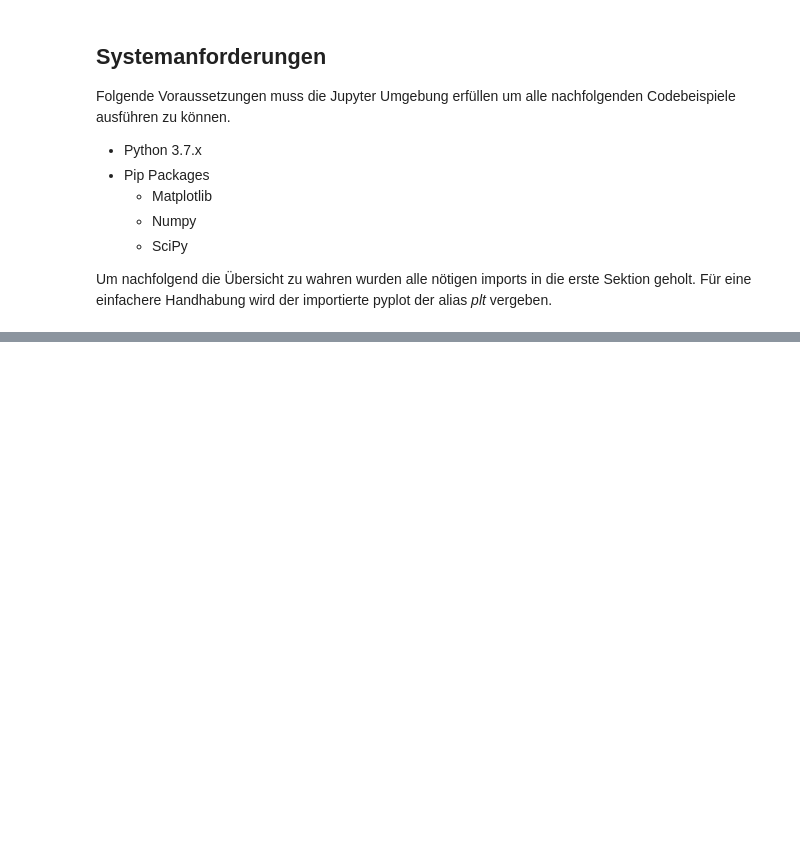
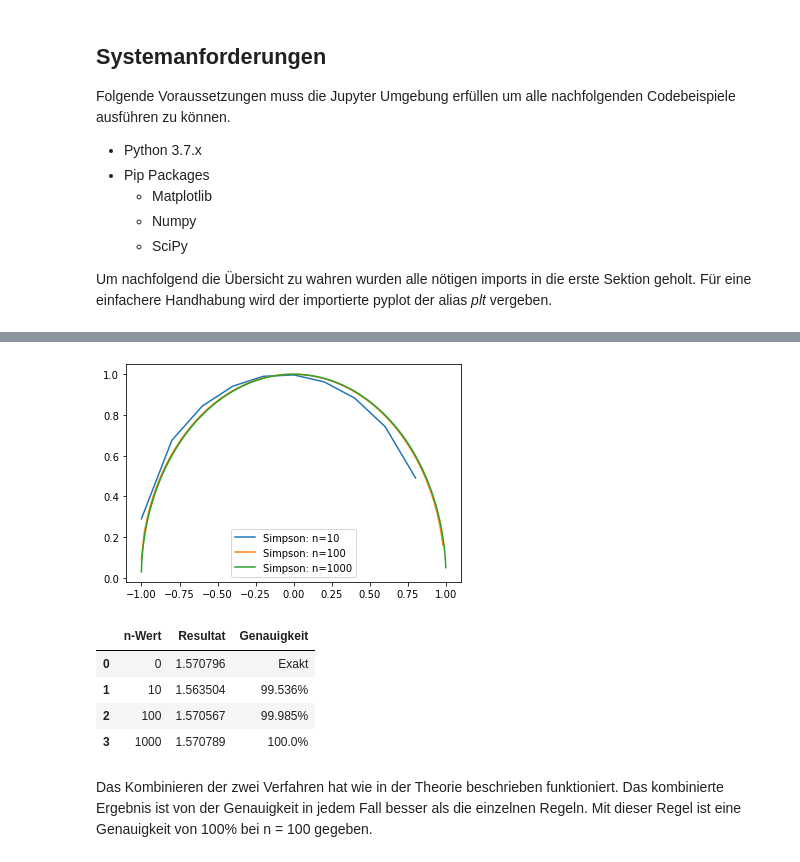
Before and after one commit to SwitzerChees/anpy, a Jupyter notebook: 2_matplotlib/notebook/numerische_integration.ipynb, the cells around one changed output, grey strips where cells are left out. Cells and saved outputs as stored; diff of their text form; code cells hidden in the pictures; blank space fills up the shorter version.

```diff
--- a/2_matplotlib/notebook/numerische_integration.ipynb
+++ b/2_matplotlib/notebook/numerische_integration.ipynb
@@ -156,9 +67,0 @@ def sekanten_trapez_regel(f, a, b, n):
-# %%
-# Um die Implementation zu testen ist die Definition einer Funktion nötig
-# Als Beispiel nehmen wir die Fläche eines halben Einheitskreises da diese Fläche
-# auch ganz genau durch eine einfachere Formel bestimmt werden kann
-# was eine einfache Vergleichbarkeit ermöglicht
-# diese Funktion wird auch für die nachfolgenden Implementationen verwendet
-point = lambda x: np.sqrt(-x**2 + r**2)
-x = np.linspace(-r, r, 100000)
-y = [point(p) for p in x]
@@ -309,0 +239,31 @@ https://mathepedia.de/Trapezregel.html
+# %%
+def simpson_regel(f, a, b, n):
+    st_A, st_x, st_y = sekanten_trapez_regel(f, a, b, n)
+    tt_A, tt_x, tt_y = tangenten_trapez_regel(f, a, b, n)
+    A, x, y = (st_A + 2 * tt_A) / 3, [], []
+
+    for i in range(0, len(st_x)):
+        x.append((st_x[i] + 2 * tt_x[i]) / 3)
+
+    for i in range(0, len(st_y)):
+        y.append((st_y[i] + 2 * tt_y[i]) / 3)
+
+    return A, x, y
+# %%
+# Dies ist nun ein Beispiel der Implementation
+# die Genauigkeit wird anhand des Halbkreis-Integrals berechnet
+
+s_results = test_rules_by_appr([['Simpson', simpson_regel]], appr_circle)
+
+s_table = create_results_table(s_results)
+
+display(pd.DataFrame(s_table, columns=["n-Wert", "Resultat", "Genauigkeit"]))
+# %% [output]
+[figure, added]
+|  | n-Wert | Resultat | Genauigkeit |
+| 0 | 0 | 1.570796 | Exakt |
+| 1 | 10 | 1.563504 | 99.536% |
+| 2 | 100 | 1.570567 | 99.985% |
+| 3 | 1000 | 1.570789 | 100.0% |
+# %% [markdown]
+Das Kombinieren der zwei Verfahren hat wie in der Theorie beschrieben funktioniert. Das kombinierte Ergebnis ist von der Genauigkeit in jedem Fall besser als die einzelnen Regeln. Mit dieser Regel ist eine Genauigkeit von 100% bei n = 100 gegeben.
```
Also changed, not shown: parts of 41 cells of this notebook, 2 other files.
